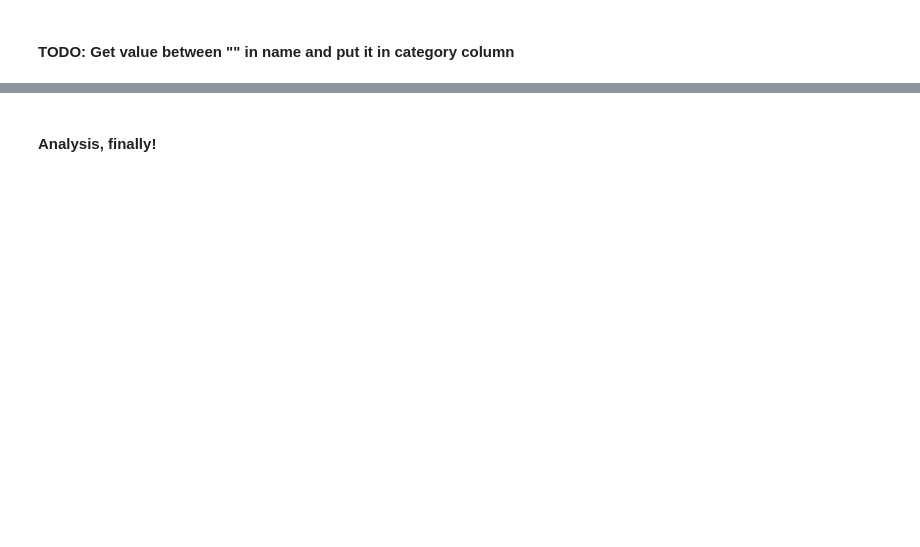
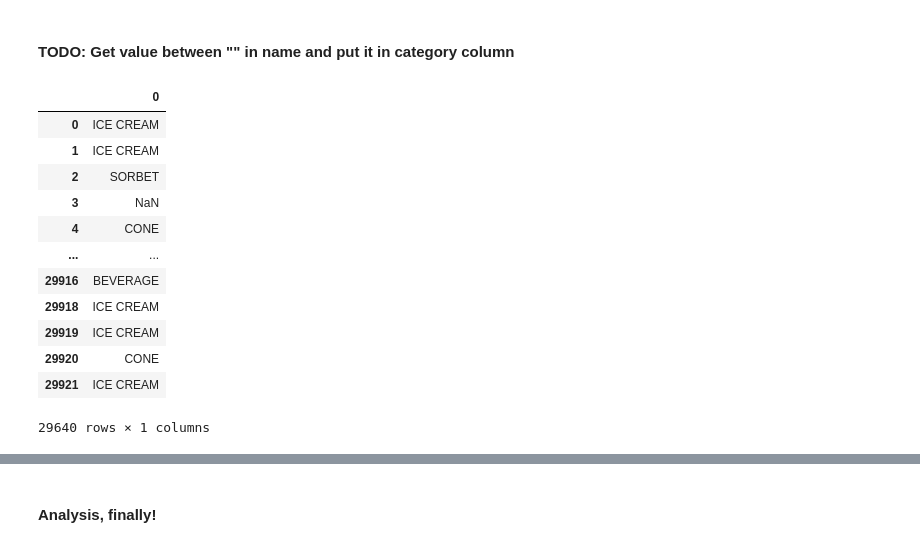
Before and after one commit to fae818/Lab1, a Jupyter notebook: sales(1).ipynb, the cells around one changed output, grey strips where cells are left out. Saved outputs shown, nothing was run; the diff lists cells and outputs as text; code cells hidden in the pictures; blank space fills up the shorter version.

```diff
--- a/sales(1).ipynb
+++ b/sales(1).ipynb
@@ -60,4 +140,21 @@ df.describe()
 # %% [markdown]
 #### TODO: Get value between "" in name and put it in category column
+# %%
+df['category'] = df['name']
+df['name'].str.extract("\"(.*)\"")
+# %% [output]
+|  | 0 |
+| 0 | ICE CREAM |
+| 1 | ICE CREAM |
+| 2 | SORBET |
+| 3 | NaN |
+| 4 | CONE |
+| ... | ... |
+| 29916 | BEVERAGE |
+| 29918 | ICE CREAM |
+| 29919 | ICE CREAM |
+| 29920 | CONE |
+| 29921 | ICE CREAM |
+29640 rows × 1 columns
 # %%
 df.head()
```
Also changed, not shown: parts of 16 cells of this notebook, 1 other file.
